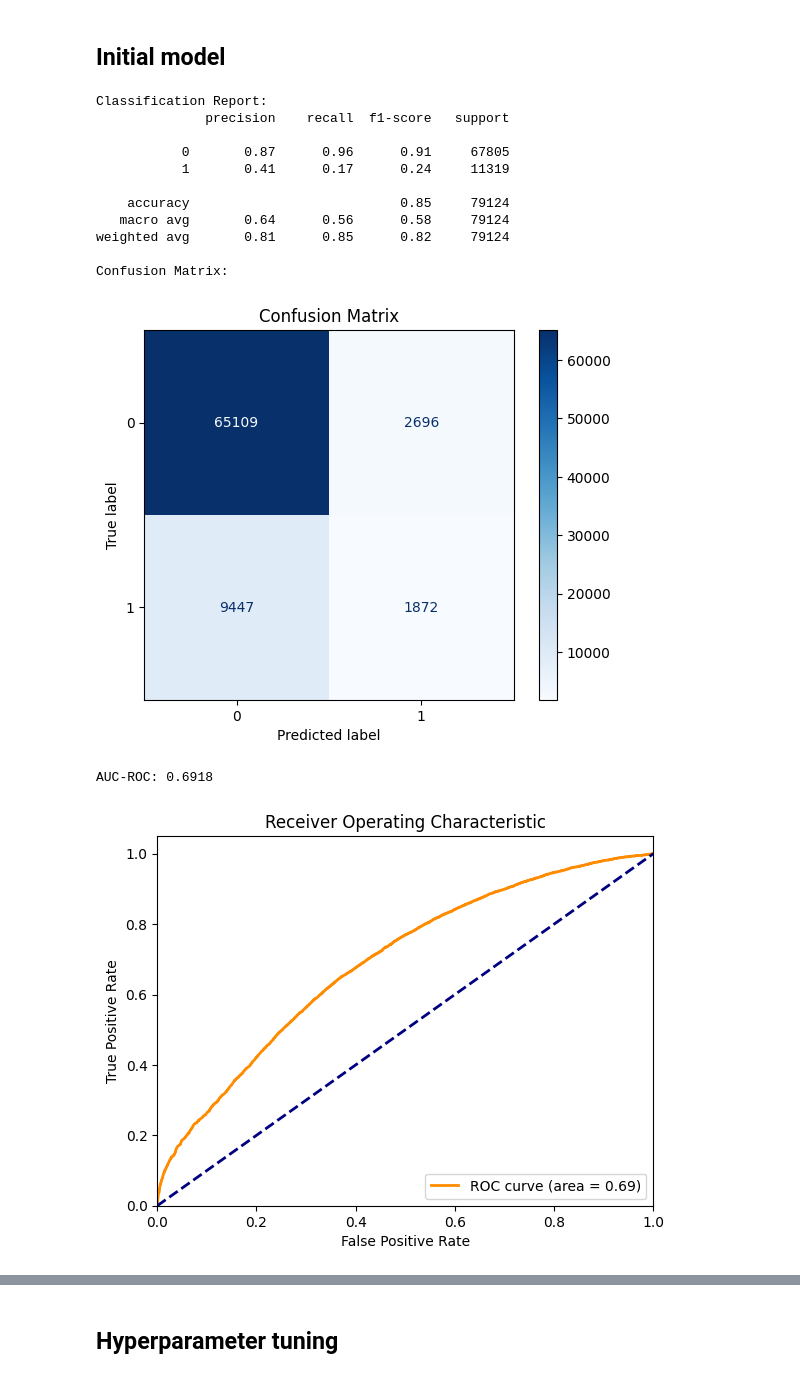
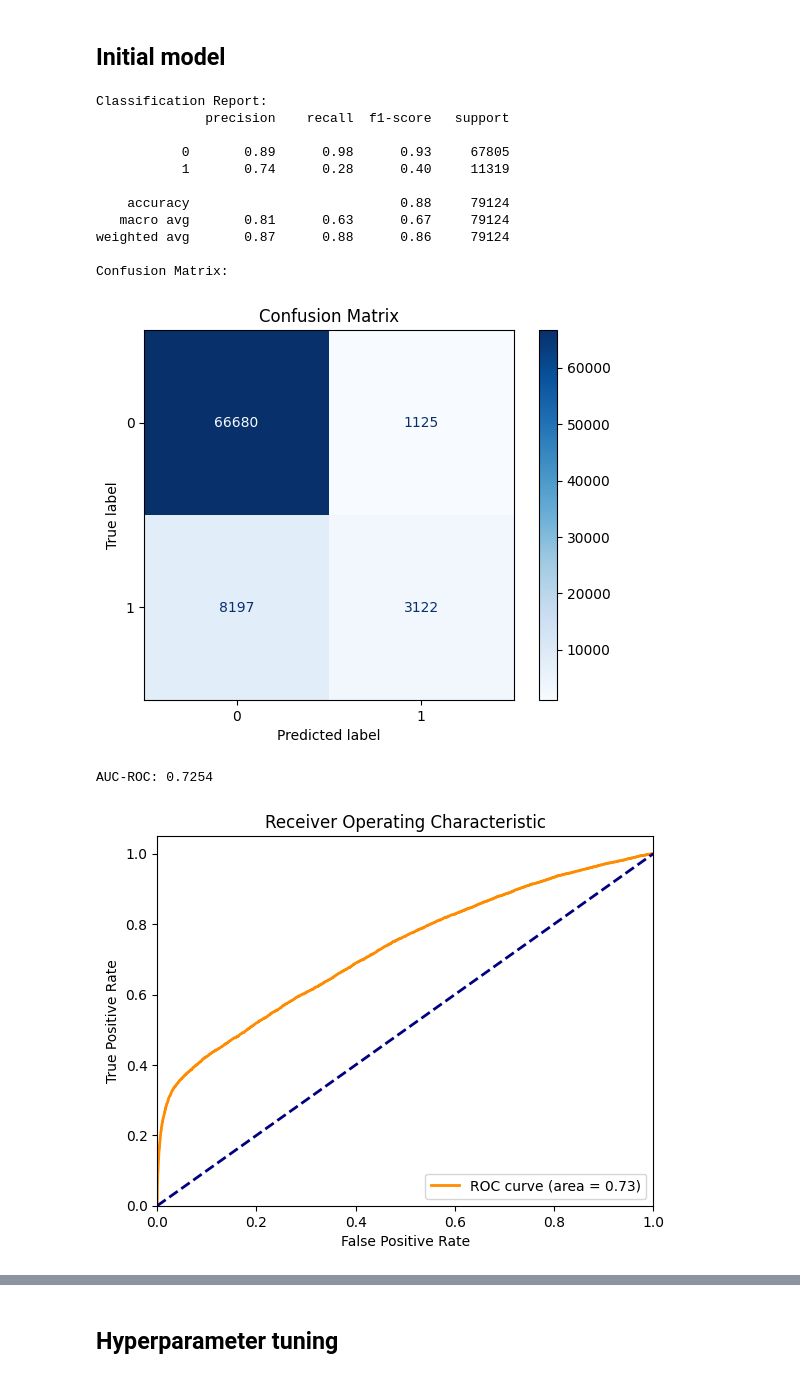
Before and after one commit to hiimss/Fake-Reviews-Detection, a Jupyter notebook: ShanShan_notebooks/data_modeling_and_evaluation.ipynb, the cells around one changed output, grey strips where cells are left out. Drawn from its saved outputs; the diff is of its cells as text; code cells hidden in the pictures.

```diff
--- a/ShanShan_notebooks/data_modeling_and_evaluation.ipynb
+++ b/ShanShan_notebooks/data_modeling_and_evaluation.ipynb
@@ -267,12 +267,16 @@ X_train_selected, X_test_selected, features = feature_selection(X_train_merged,
 # %% [markdown]
 # Modeling
+# %%
+X_train_selected = X_train_merged[features]
+# %%
+X_test_selected = X_test_merged[features]
 # %%
 y_train_merged = y_train_merged['label']
 # %%
-# Scaling the data
-scaler = StandardScaler()
-X_train_scaled = scaler.fit_transform(X_train_selected)
-X_test_scaled = scaler.transform(X_test_selected)
+# # Scaling the data
+# scaler = StandardScaler()
+# X_train_scaled = scaler.fit_transform(X_train_merged)
+# X_test_scaled = scaler.transform(X_test_merged)
 # %%
 # Hyperparameter tuning
 n_iter=100
@@ -353,7 +357,7 @@ lg_param_distributions = {
 }
 # %%
 # Train and evaluate the model
-train_and_evaluate_model(lg_model, X_train_scaled, y_train_merged, X_test_scaled, y_test_merged)
+train_and_evaluate_model(lg_model, X_train_selected, y_train_merged, X_test_selected, y_test_merged)
 # %% [output]
 Classification Report:
               precision    recall  f1-score   support
@@ -474,19 +478,19 @@ xgb_param_distributions = {
 }
 # %%
 # Train and evaluate the model
-train_and_evaluate_model(xgb_model, X_train_scaled, y_train_merged, X_test_scaled, y_test_merged)
+train_and_evaluate_model(xgb_model, X_train_selected, y_train_merged, X_test_selected, y_test_merged)
 # %% [output]
 Classification Report:
               precision    recall  f1-score   support
 
-           0       0.87      0.96      0.91     67805
-           1       0.41      0.17      0.24     11319
+           0       0.89      0.98      0.93     67805
+           1       0.74      0.28      0.40     11319
 
-    accuracy                           0.85     79124
-   macro avg       0.64      0.56      0.58     79124
-weighted avg       0.81      0.85      0.82     79124
+    accuracy                           0.88     79124
+   macro avg       0.81      0.63      0.67     79124
+weighted avg       0.87      0.88      0.86     79124
 
 Confusion Matrix:
-[figure, old version]
+[figure, new version]
-AUC-ROC: 0.6918
+AUC-ROC: 0.7254
-[figure, old version]
+[figure, new version]
```
Also changed, not shown: parts of 10 cells of this notebook, 3 other files.
